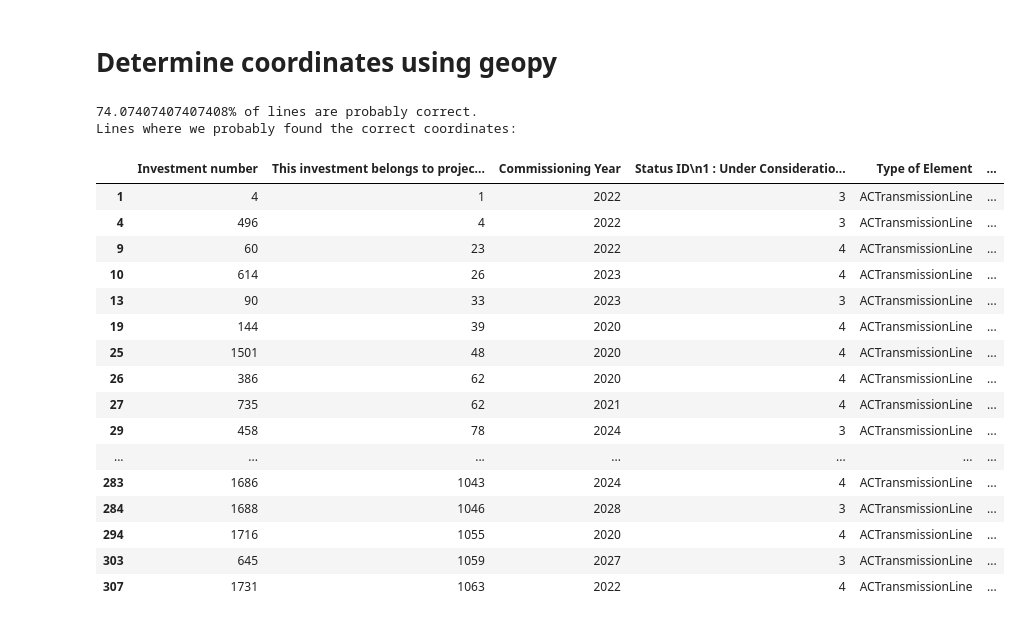
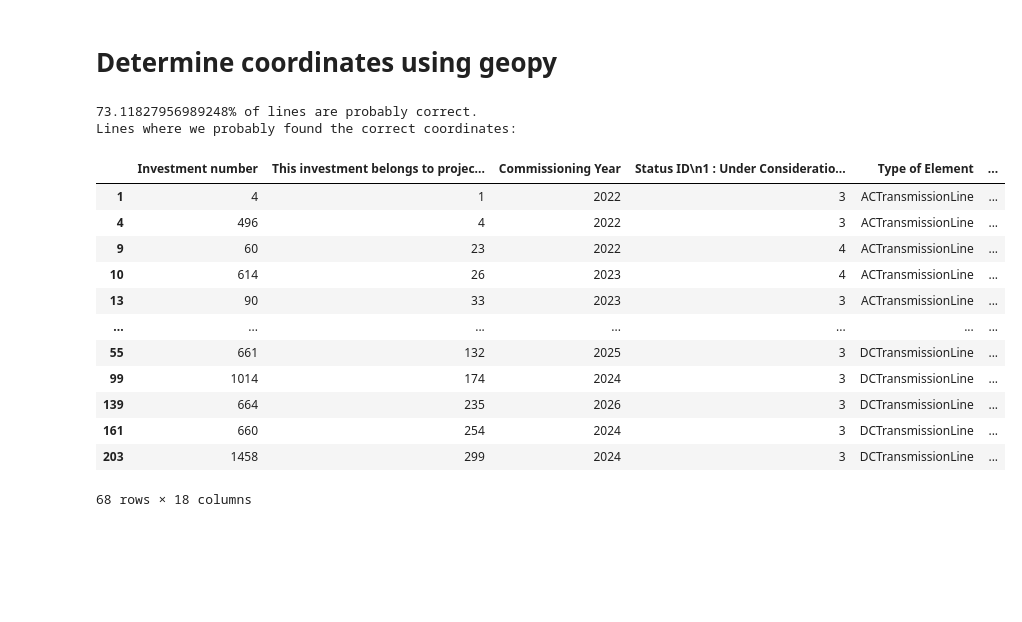
Before and after one commit to grecht/tyndp_to_pypsa, a Jupyter notebook: Experiments.ipynb, the cells around one changed output. Drawn from its saved outputs; the diff is of its cells as text; code cells hidden in the pictures; blank space fills up the shorter version.

Commit message:
Include DC lines

```diff
--- a/Experiments.ipynb
+++ b/Experiments.ipynb
@@ -305,12 +283,13 @@ ac_lines.loc[~ac_lines['Country2'].isna()].query('Country2 not in @pypsa_countri
 # %% [markdown]
 ## create mapping from all unique tyndp substation names to substation names from 'buses'
 # %%
-tyndp_subs   = set(ac_lines['Substation From']).union(set(ac_lines['Substation To']))
+tyndp_subs   = set(lines['Substation From']).union(set(lines['Substation To']))
 tyndp_to_bus = {}
 
 for tyndp in tyndp_subs:
     buses_subs = curated_buses.name.values
 
     closest = min([(bus, Levenshtein.distance(bus.lower(), tyndp.lower())) for bus in buses_subs], key=lambda t: t[1])[0]
+    print()
 
     tyndp_to_bus[tyndp] = closest
@@ -354,10 +321,3 @@ def match_pair_with_length(s1_rows, s2_rows, length):
 
     best_match = min(with_distance, key=lambda t: abs(length - t[2]))
     return best_match
-# %%
-# Example
-buses_s1 = curated_buses.loc[curated_buses['name'] == 'Yuzhnaya']
-buses_s2 = curated_buses.loc[curated_buses['name'] == 'Liteynaya']
-
-best = match_pair_with_length(buses_s1, buses_s2, 430)
-best
@@ -372,7 +330,7 @@ error_rows = {}
 # TODO: remove this
 error_tuples = {}
 
-for index, row in ac_lines.iterrows():
+for index, row in lines.iterrows():
     # Get closest name match based on Levenshtein distance for start- and endpoints of line
     fr = row['Substation From']
     to = row['Substation To']
@@ -393,7 +351,6 @@ for index, row in ac_lines.iterrows():
     if not pd.isna(to_country):
         buses_s2 = buses_s2.loc[buses_s2['country'] == to_country]
 
-    # TODO: use at least one!
     if buses_s1.empty or buses_s2.empty:
         # print(f'{fr}, {fr_country} <-> {to}, {to_country}')
         tpl = (s1, np.NAN, np.NAN, s2, np.NAN, np.NAN, np.NAN)
@@ -416,12 +373,12 @@ for index, row in ac_lines.iterrows():
 # %%
 coordinates = pd.DataFrame(index=fr_to_tuples.keys(), data=fr_to_tuples.values(), columns=['s1', 'x1', 'y1', 's2', 'x2', 'y2', 'coord_dist'])
 
-result = ac_lines.copy()
+result = lines.copy()
 result = result.join(coordinates)
 
-percentage = coordinates.index.size / ac_lines.index.size
+percentage = coordinates.index.size / lines.index.size
 print(f'{percentage * 100}% of lines are probably correct.')
 
-print('Lines where we probably found the correct coordinates:')
-result.loc[~result.s1.isna()]
+# print('Lines where we probably found the correct coordinates:')
+# result.loc[~result.s1.isna()]
 # %% [output]
@@ -526,36 +447,32 @@ for index, row in error_lines.iterrows():
 # %%
 coordinates_geopy = pd.DataFrame(index=fr_to_tuples_geopy.keys(), data=fr_to_tuples_geopy.values(), columns=['s1', 'x1', 'y1', 's2', 'x2', 'y2', 'coord_dist'])
 
 coordinates = coordinates.append(coordinates_geopy)
 
-result = ac_lines.copy()
+result = lines.copy()
 result = result.join(coordinates)
 
-percentage = coordinates.index.size / ac_lines.index.size
+percentage = coordinates.index.size / lines.index.size
 print(f'{percentage * 100}% of lines are probably correct.')
 
 print('Lines where we probably found the correct coordinates:')
 result.loc[~result.s1.isna()]
 # %% [output]
-74.07407407407408% of lines are probably correct.
+73.11827956989248% of lines are probably correct.
 Lines where we probably found the correct coordinates:
 |  | Investment number | This investment belongs to projec... | Commissioning Year | Status ID\n1 : Under Consideratio... | Type of Element | ... |
 | 1 | 4 | 1 | 2022 | 3 | ACTransmissionLine | ... |
 | 4 | 496 | 4 | 2022 | 3 | ACTransmissionLine | ... |
 | 9 | 60 | 23 | 2022 | 4 | ACTransmissionLine | ... |
 | 10 | 614 | 26 | 2023 | 4 | ACTransmissionLine | ... |
 | 13 | 90 | 33 | 2023 | 3 | ACTransmissionLine | ... |
-| 19 | 144 | 39 | 2020 | 4 | ACTransmissionLine | ... |
-| 25 | 1501 | 48 | 2020 | 4 | ACTransmissionLine | ... |
-| 26 | 386 | 62 | 2020 | 4 | ACTransmissionLine | ... |
-| 27 | 735 | 62 | 2021 | 4 | ACTransmissionLine | ... |
-| 29 | 458 | 78 | 2024 | 3 | ACTransmissionLine | ... |
 | ... | ... | ... | ... | ... | ... | ... |
-| 283 | 1686 | 1043 | 2024 | 4 | ACTransmissionLine | ... |
-| 284 | 1688 | 1046 | 2028 | 3 | ACTransmissionLine | ... |
-| 294 | 1716 | 1055 | 2020 | 4 | ACTransmissionLine | ... |
-| 303 | 645 | 1059 | 2027 | 3 | ACTransmissionLine | ... |
-| 307 | 1731 | 1063 | 2022 | 4 | ACTransmissionLine | ... |
+| 55 | 661 | 132 | 2025 | 3 | DCTransmissionLine | ... |
+| 99 | 1014 | 174 | 2024 | 3 | DCTransmissionLine | ... |
+| 139 | 664 | 235 | 2026 | 3 | DCTransmissionLine | ... |
+| 161 | 660 | 254 | 2024 | 3 | DCTransmissionLine | ... |
+| 203 | 1458 | 299 | 2024 | 3 | DCTransmissionLine | ... |
+68 rows × 18 columns
 # %%
 error_coordinates_geopy = pd.DataFrame(index=error_tuples_geopy.keys(), data=error_tuples_geopy.values(), columns=['s1', 'x1', 'y1', 's2', 'x2', 'y2', 'coord_dist'])
 # %%
```
Also changed, not shown: parts of 21 cells of this notebook.
